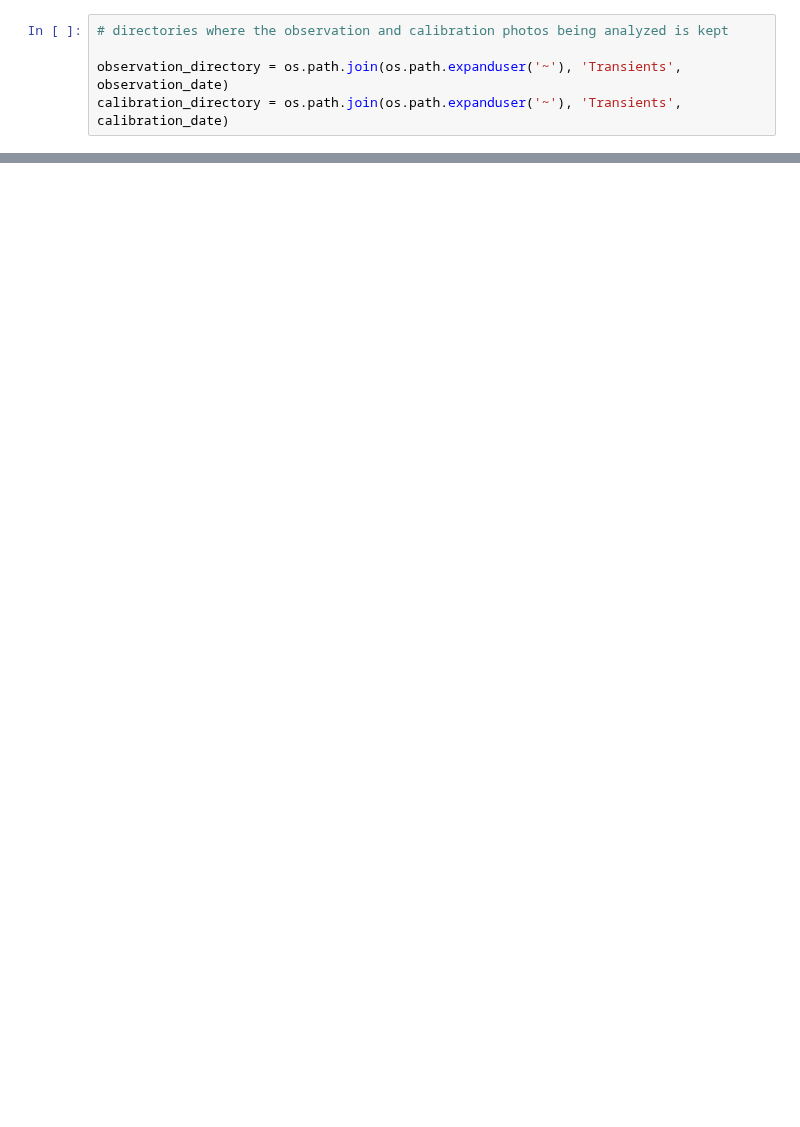
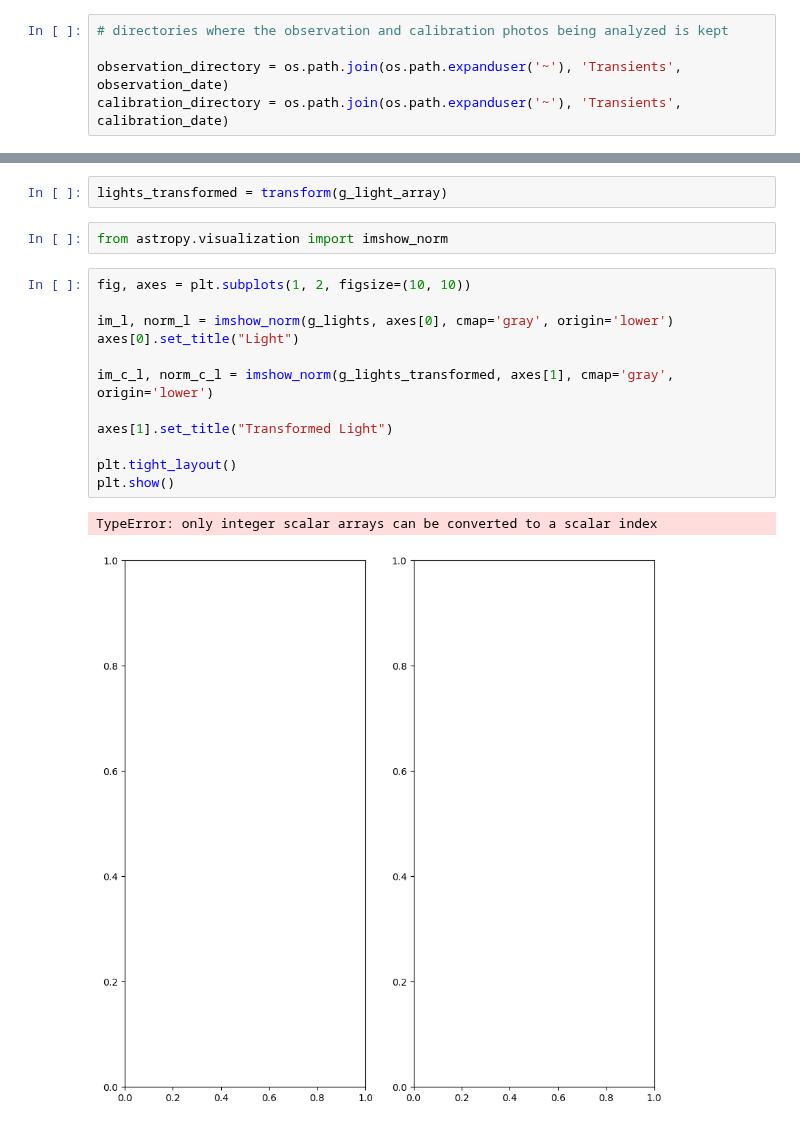
Before and after one commit to brianhill/transient-astronomy, a Jupyter notebook: targets/SN_2022abik/2022-12-1415/analysis-sofia.ipynb, the cells around one changed output, grey strips where cells are left out. Drawn from its saved outputs; the diff is of its cells as text; blank space fills up the shorter version.

```diff
--- a/targets/SN_2022abik/2022-12-1415/analysis-sofia.ipynb
+++ b/targets/SN_2022abik/2022-12-1415/analysis-sofia.ipynb
@@ -156,0 +231,19 @@ WARNING:astropy:FITSFixedWarning: 'datfix' made the change 'Set MJD-OBS to 59914
+# %%
+lights_transformed = transform(g_light_array)
+# %%
+from astropy.visualization import imshow_norm
+# %%
+fig, axes = plt.subplots(1, 2, figsize=(10, 10))
+
+im_l, norm_l = imshow_norm(g_lights, axes[0], cmap='gray', origin='lower')
+axes[0].set_title("Light")
+
+im_c_l, norm_c_l = imshow_norm(g_lights_transformed, axes[1], cmap='gray', origin='lower')
+
+axes[1].set_title("Transformed Light")
+
+plt.tight_layout()
+plt.show()
+# %% [output]
+TypeError: only integer scalar arrays can be converted to a scalar index
+[figure, added]
```
Also changed, not shown: parts of 11 cells of this notebook.
